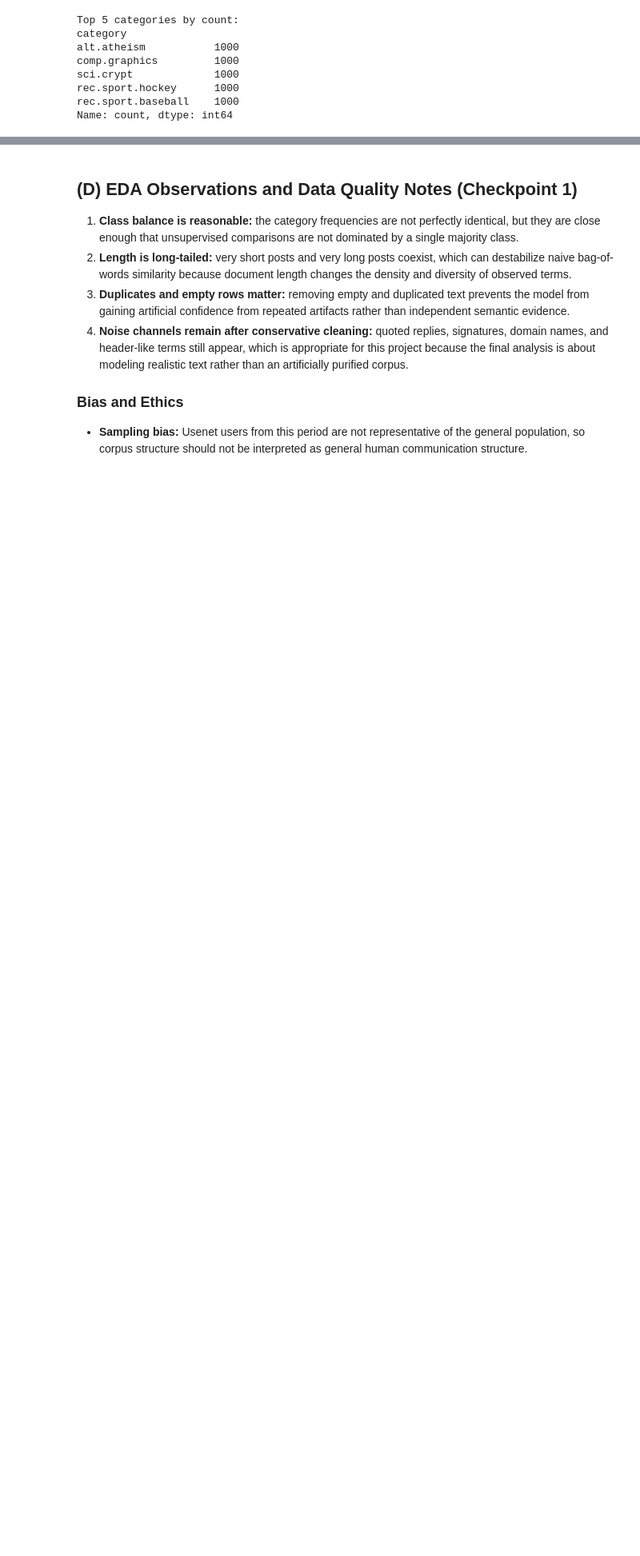
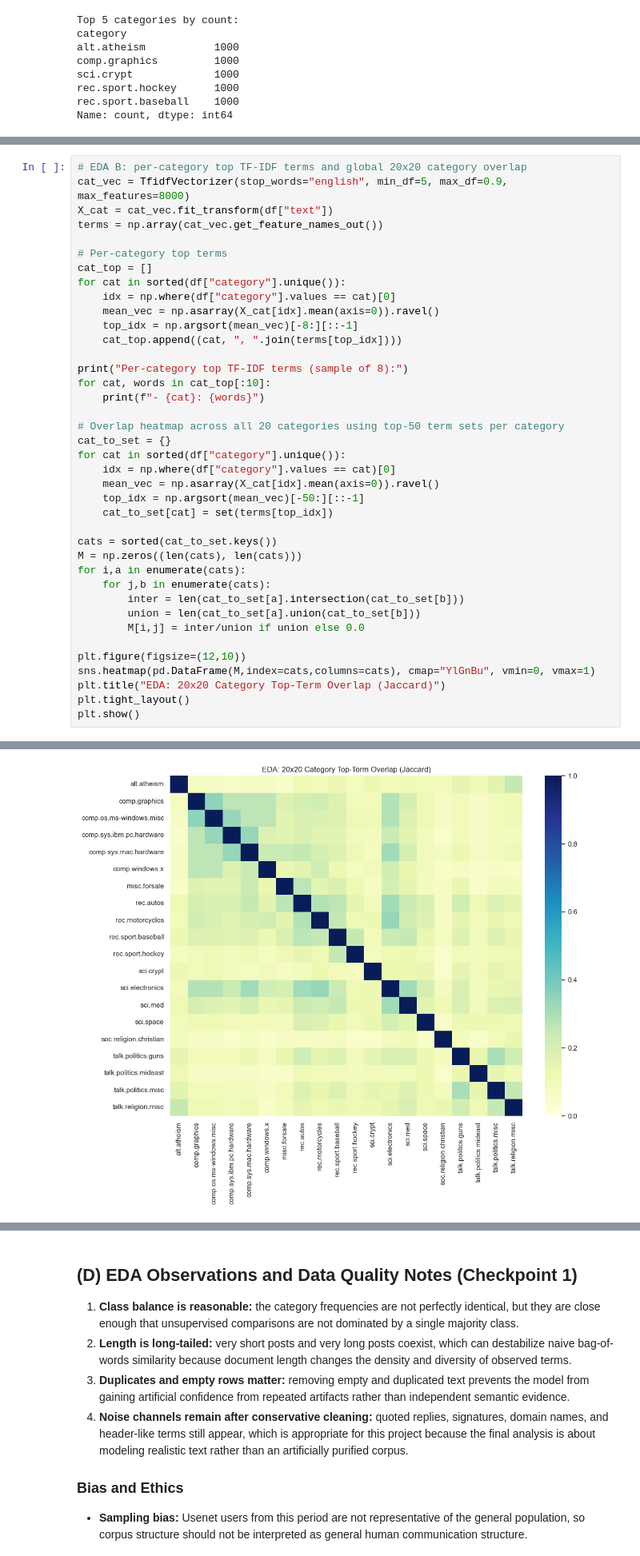
Before and after one commit to davidvanderklay/Unsupervised-Learning-Newsgroups, a Jupyter notebook: 133005021_final_checkpoint.ipynb, the cells around one changed output, grey strips where cells are left out. Shown at 80% size. Cells and saved outputs as stored; diff of their text form; blank space fills up the shorter version.

```diff
--- a/133005021_final_checkpoint.ipynb
+++ b/133005021_final_checkpoint.ipynb
@@ -196,0 +241,40 @@ Name: count, dtype: int64
+# %%
+# EDA B: per-category top TF-IDF terms and global 20x20 category overlap
+cat_vec = TfidfVectorizer(stop_words="english", min_df=5, max_df=0.9, max_features=8000)
+X_cat = cat_vec.fit_transform(df["text"])
+terms = np.array(cat_vec.get_feature_names_out())
+
+# Per-category top terms
+cat_top = []
+for cat in sorted(df["category"].unique()):
+    idx = np.where(df["category"].values == cat)[0]
+    mean_vec = np.asarray(X_cat[idx].mean(axis=0)).ravel()
+    top_idx = np.argsort(mean_vec)[-8:][::-1]
+    cat_top.append((cat, ", ".join(terms[top_idx])))
+
+print("Per-category top TF-IDF terms (sample of 8):")
+for cat, words in cat_top[:10]:
+    print(f"- {cat}: {words}")
+
+# Overlap heatmap across all 20 categories using top-50 term sets per category
+cat_to_set = {}
+for cat in sorted(df["category"].unique()):
+    idx = np.where(df["category"].values == cat)[0]
+    mean_vec = np.asarray(X_cat[idx].mean(axis=0)).ravel()
+    top_idx = np.argsort(mean_vec)[-50:][::-1]
+    cat_to_set[cat] = set(terms[top_idx])
+
+cats = sorted(cat_to_set.keys())
+M = np.zeros((len(cats), len(cats)))
+for i,a in enumerate(cats):
+    for j,b in enumerate(cats):
+        inter = len(cat_to_set[a].intersection(cat_to_set[b]))
+        union = len(cat_to_set[a].union(cat_to_set[b]))
+        M[i,j] = inter/union if union else 0.0
+
+plt.figure(figsize=(12,10))
+sns.heatmap(pd.DataFrame(M,index=cats,columns=cats), cmap="YlGnBu", vmin=0, vmax=1)
+plt.title("EDA: 20x20 Category Top-Term Overlap (Jaccard)")
+plt.tight_layout()
+plt.show()
+# %% [output]
@@ -196,0 +292 @@ Name: count, dtype: int64
+[figure, added]
```
Also changed, not shown: parts of 29 cells of this notebook, 2 other files.
